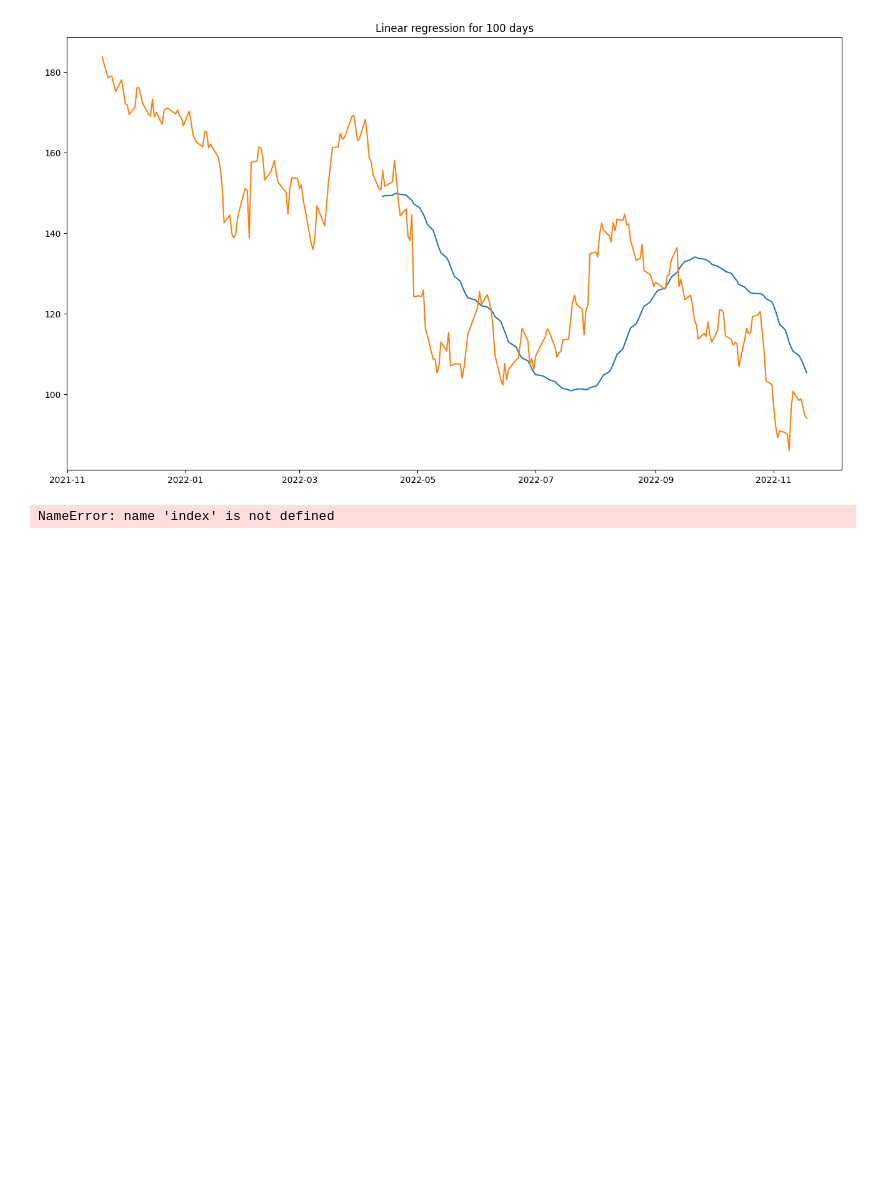
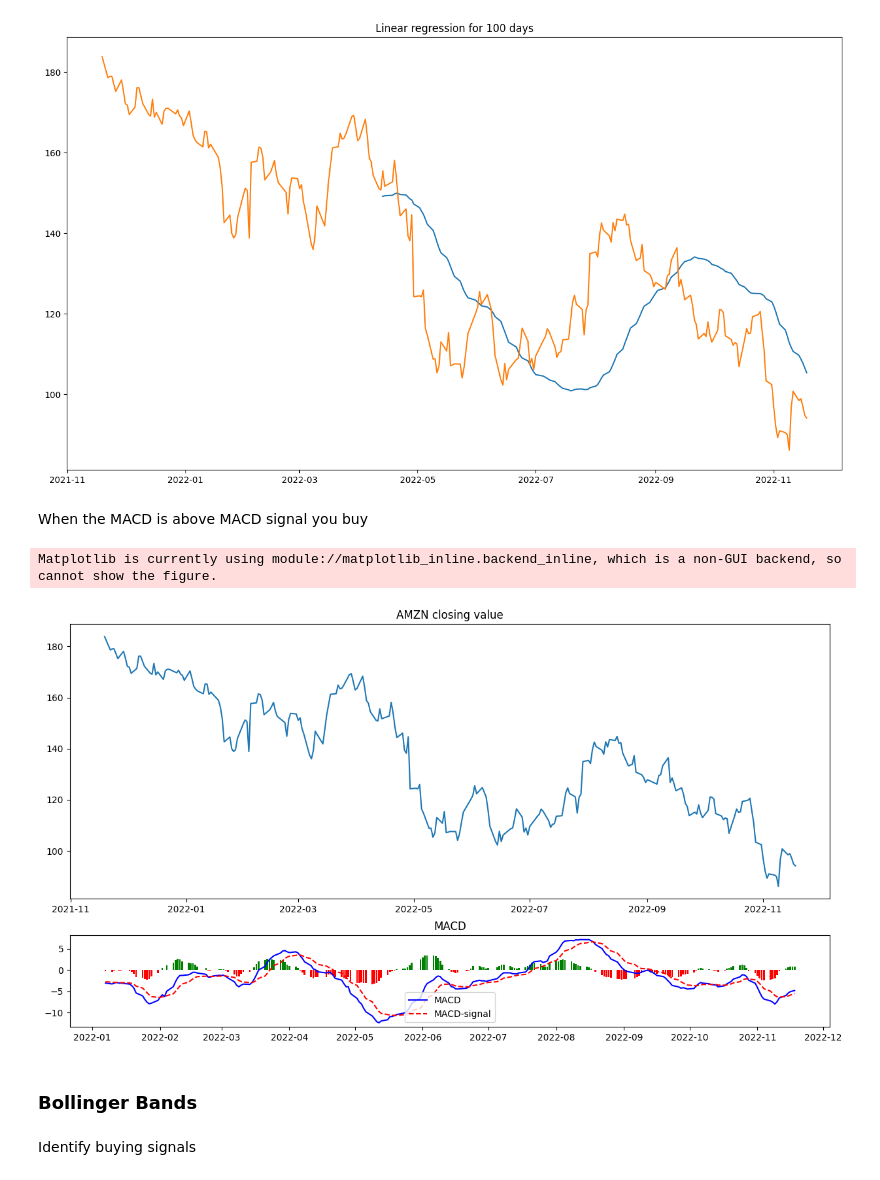
Before and after one commit to Jose-Sabater/marketeer, a Jupyter notebook: stocks/stock_analysis.ipynb, the cells around one changed output. Saved outputs shown, nothing was run; the diff lists cells and outputs as text; code cells hidden in the pictures; blank space fills up the shorter version.

Commit message:
add bollinger and other metrics

```diff
--- a/stocks/stock_analysis.ipynb
+++ b/stocks/stock_analysis.ipynb
@@ -128,12 +124,0 @@ def bbp(price):
-# %%
-holdings = pd.DataFrame(
-    index=stock_hist.index, data={"Holdings": np.array([np.nan] * index.shape[0])}
-)
-holdings.loc[
-    ((stock_hist["RSI"] < 30) & (stock_hist["BBP"] < 0)), "Holdings"
-] = max_holding
-holdings.loc[((stock_hist["RSI"] > 70) & (stock_hist["BBP"] > 1)), "Holdings"] = 0
-holdings.ffill(inplace=True)
-holdings.fillna(0, inplace=True)
-# %% [output]
-NameError: name 'index' is not defined
@@ -168,0 +125,22 @@ plt.show()
+# %% [markdown]
+When the MACD is above MACD signal you buy
+# %%
+macd, macd_signal, macd_hist = ta.MACD(stock_hist["Close"])
+fig, ax = plt.subplots(2, 1, gridspec_kw={"height_ratios": [3, 1]}, figsize=(15, 8))
+
+color = ["red" if cl < 0 else "green" for cl in macd_hist]
+
+ax[0].plot(stock_hist["Close"])
+ax[0].set_title(f"{stock} closing value")
+ax[1].plot(macd, "b-", label="MACD")
+ax[1].plot(macd_signal, "--", color="red", label="MACD-signal")
+ax[1].bar(macd_hist.index, macd_hist, color=color)
+ax[1].set_title("MACD")
+ax[1].legend(loc="best")
+# fig.legend(loc="lower right")
+fig.show()
+# %% [output]
+Matplotlib is currently using module://matplotlib_inline.backend_inline, which is a non-GUI backend, so cannot show the figure.
+[figure, added]
+# %% [markdown]
+### Bollinger Bands
@@ -168,0 +152,2 @@ plt.show()
+# %% [markdown]
+Identify buying signals
```
Also changed, not shown: parts of 13 cells of this notebook.
